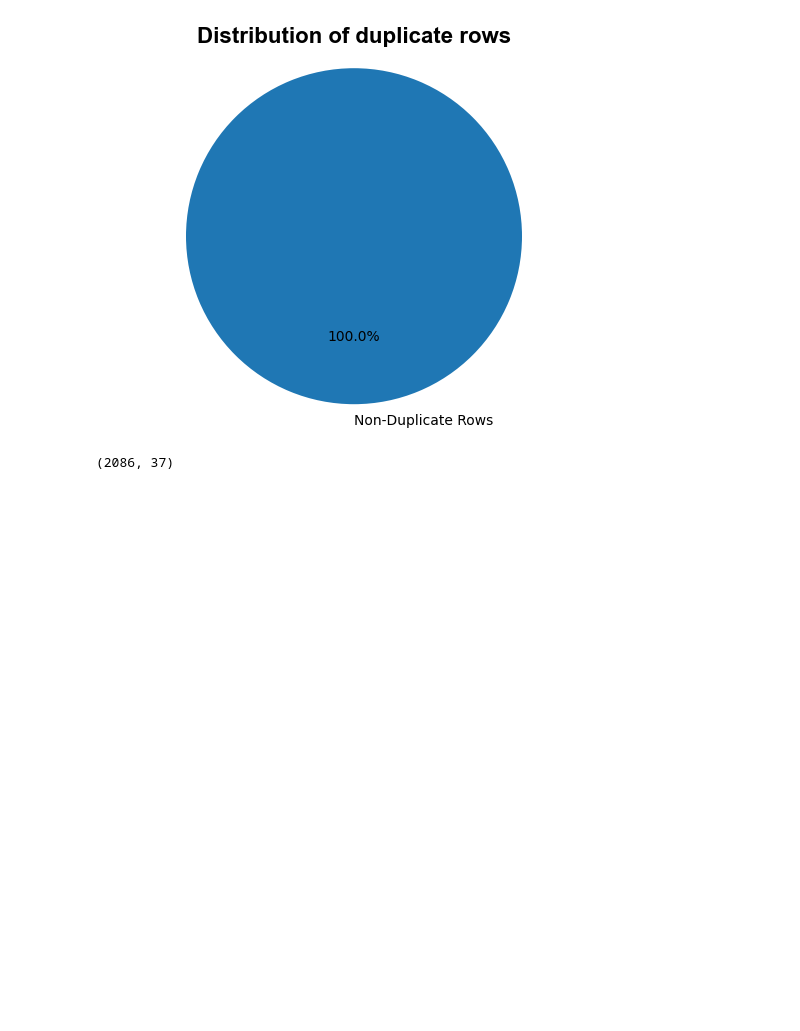
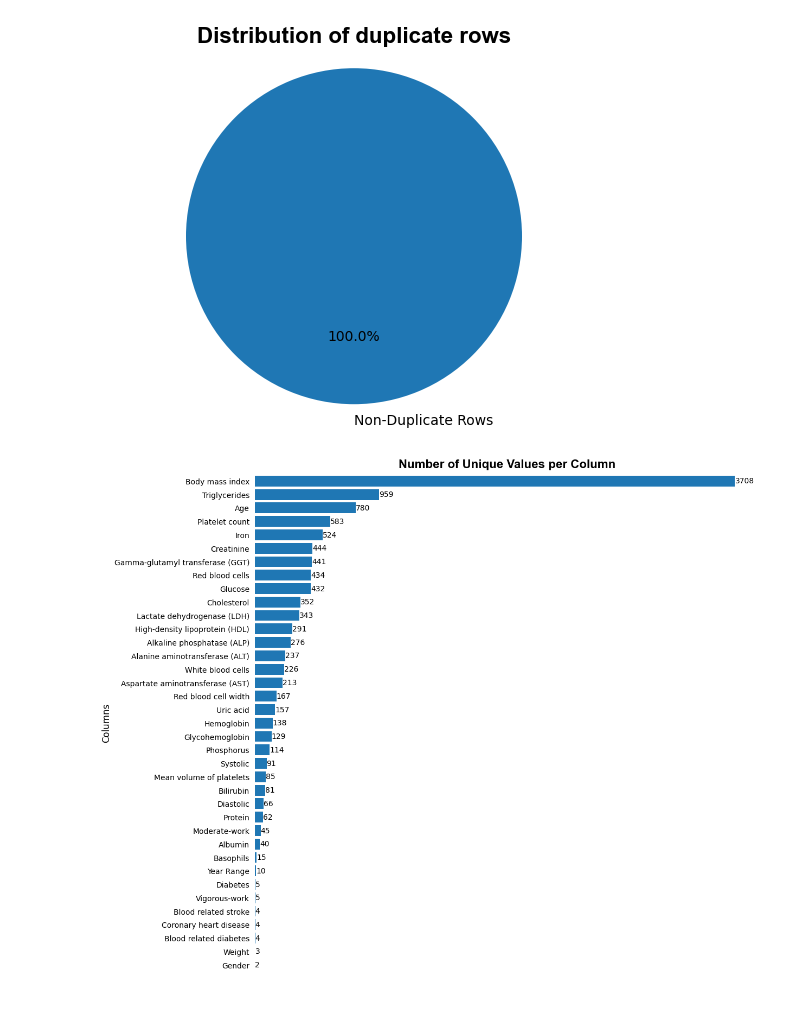
Before and after one commit to patsals/CHD-adversarial-nn, a Jupyter notebook: eda.ipynb, the cells around one changed output. Cells and saved outputs as stored; diff of their text form; code cells hidden in the pictures; blank space fills up the shorter version.

```diff
--- a/eda.ipynb
+++ b/eda.ipynb
@@ -204,7 +253,42 @@ plt.title('Distribution of duplicate rows', fontsize=16, fontweight='bold', colo
 plt.show()
 # %% [output]
 [figure]
-# %%
-df[df['Coronary heart disease'] == 1].shape
-# %% [output]
-(2086, 37)
+# %%
+nuniques = pd.Series({col:df[col].nunique() for col in df.columns if col != 'SEQN'}).sort_values()
+
+ax = nuniques.plot(
+    kind='barh',
+    # stacked=True,
+    figsize=(12, 12),
+    # color=['C0', 'grey'],
+    width=0.8,
+    mark_right=True,
+    xticks=[]
+)
+
+plt.title('Number of Unique Values per Column', fontsize=16, fontweight='bold', color='black', fontname='Arial')
+plt.ylabel('Columns', fontsize=12)
+
+ax.spines[['top', 'bottom', 'left', 'right']].set_visible(False)
+ax.tick_params(left=False, bottom=False)
+ax.legend(loc='upper center', bbox_to_anchor=(0.5, -0.05), ncol=2, frameon=False)
+
+# Annotate each bar with the total
+for bar in ax.patches:
+    # Get the width of the bar (the value of each bar)
+    bar_width = bar.get_width()
+    # Place the text at the end of the bar
+    ax.text(
+        bar_width,  # X-coordinate
+        bar.get_y() + bar.get_height() / 2,  # Y-coordinate, centered on the bar
+        f'{bar_width}',  # Text to display
+        va='center',  # Vertical alignment
+        ha='left',  # Horizontal alignment
+        fontsize=10  # Font size
+    )
+
+
+# Show the plot
+plt.show()
+# %% [output]
+[figure, added]
```
Also changed, not shown: parts of 10 cells of this notebook, 5 other files.
